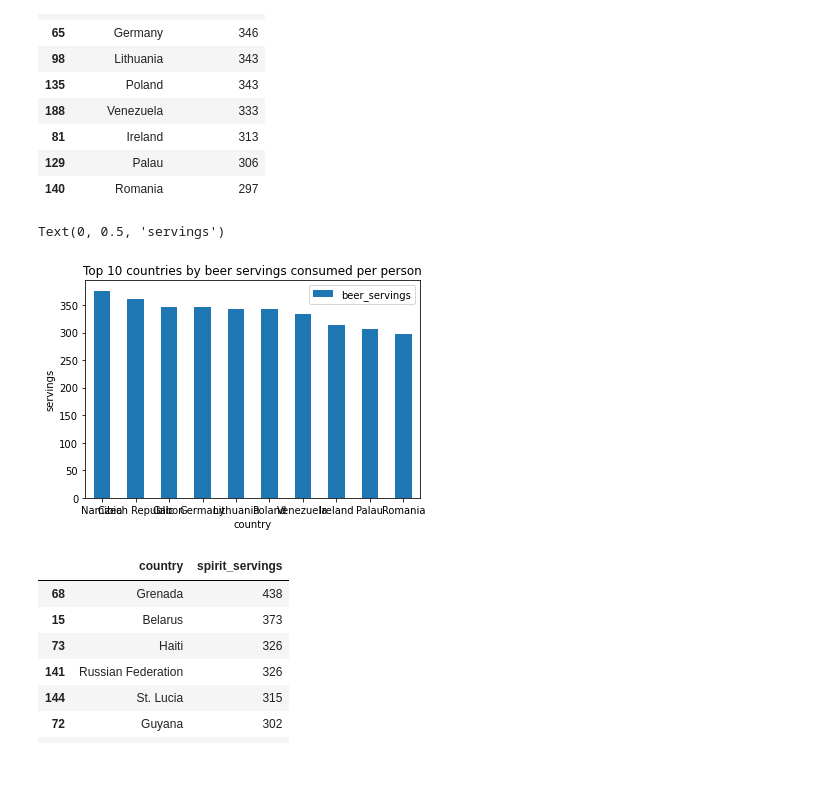
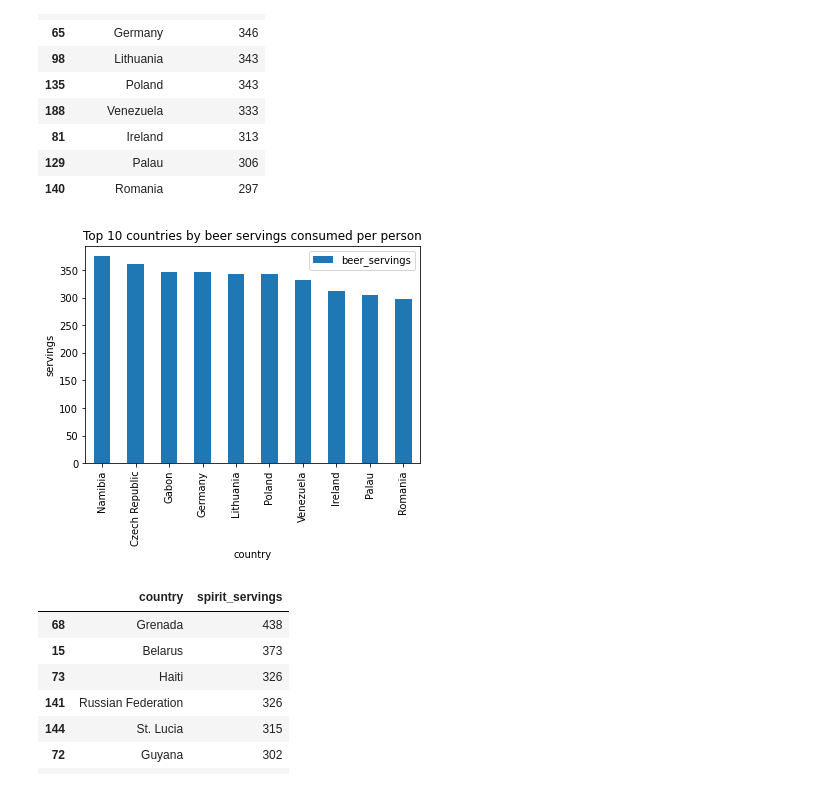
Before and after one commit to aleksandra-ben/Analiza-i-Bazy-Danych, a Jupyter notebook: Lab_2/Command_Files/Command_file.ipynb, the cells around one changed output. Saved outputs shown, nothing was run; the diff lists cells and outputs as text; code cells hidden in the pictures.

```diff
--- a/Lab_2/Command_Files/Command_file.ipynb
+++ b/Lab_2/Command_Files/Command_file.ipynb
@@ -4,7 +4,7 @@ from matplotlib import pyplot as plt
 import pandas as pd
 
 # Read data from .csv
-data = pd.read_csv('C:/Users/Dell/Analiza-i-Bazy-Danych/Ćwiczenie_1-TIER_protocol_i_tidy_data/Original Data/drinks.csv')
+data = pd.read_csv('C:/Users/Dell/Documents/Studia_sem7/Analiza-i-Bazy-Danych/Lab_2/Original_Data/drinks.csv')
 
 # Show original data
 data
@@ -60,12 +67,15 @@ beer_servings
 | 129 | Palau | 306 |
 | 140 | Romania | 297 |
 # %%
-beer_servings.plot.bar(x='country', y='beer_servings', rot=0)
+beer_servings.plot.bar(x='country', y='beer_servings')
 plt.title("Top 10 countries by beer servings consumed per person")
 plt.ylabel("servings")
+#plt.xticks(rotation=90)
+
+#save to file
+plt.savefig('C:/Users/Dell/Documents/Studia_sem7/Analiza-i-Bazy-Danych/Lab_2/Analysis_Data/top10_beer_servings')
 # %% [output]
-Text(0, 0.5, 'servings')
-[figure, old version]
+[figure, new version]
 # %%
 spirit_servings = data[['country','spirit_servings']]
 spirit_servings = spirit_servings.sort_values('spirit_servings',ascending=False)
```
Also changed, not shown: parts of 8 cells of this notebook, 5 other files.
